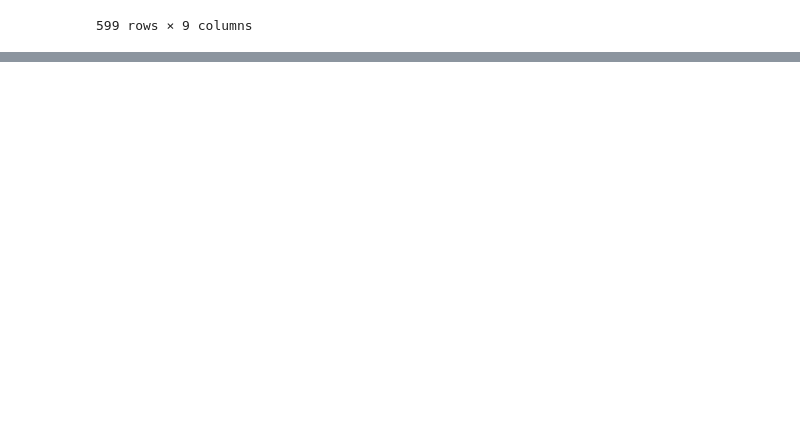
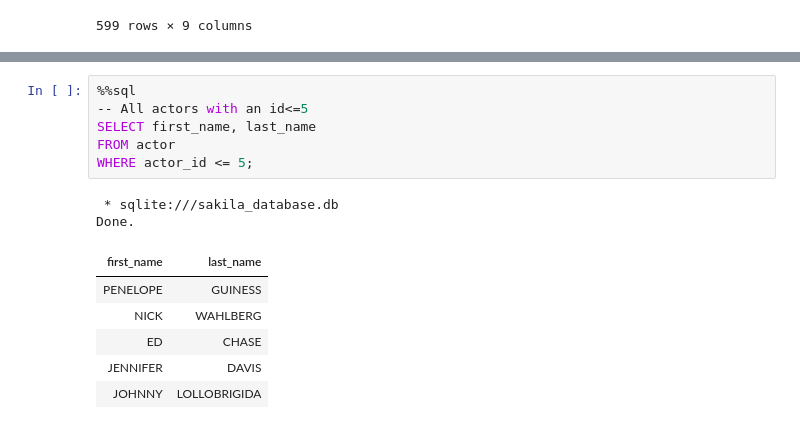
Before and after one commit to ram-polisetti/SQL, a Jupyter notebook: sql_practice.ipynb, the cells around one changed output, grey strips where cells are left out. Drawn from its saved outputs; the diff is of its cells as text; blank space fills up the shorter version.

```diff
--- a/sql_practice.ipynb
+++ b/sql_practice.ipynb
@@ -232,3 +233,18 @@ Done.
 | JOE | SWANK |
 | CHRISTIAN | GABLE |
 | ZERO | CAGE |
+# %%
+%%sql
+-- All actors with an id<=5
+SELECT first_name, last_name
+FROM actor
+WHERE actor_id <= 5;
+# %% [output]
+ * sqlite:///sakila_database.db
+Done.
+| first_name | last_name |
+| PENELOPE | GUINESS |
+| NICK | WAHLBERG |
+| ED | CHASE |
+| JENNIFER | DAVIS |
+| JOHNNY | LOLLOBRIGIDA |
```
Also changed, not shown: parts of 3 cells of this notebook, 1 other file.
